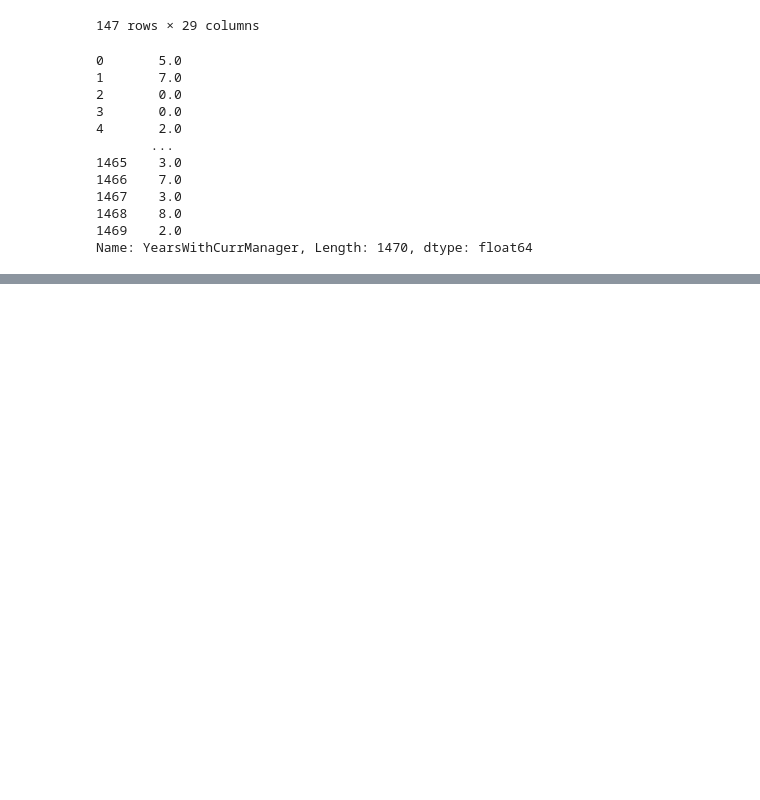
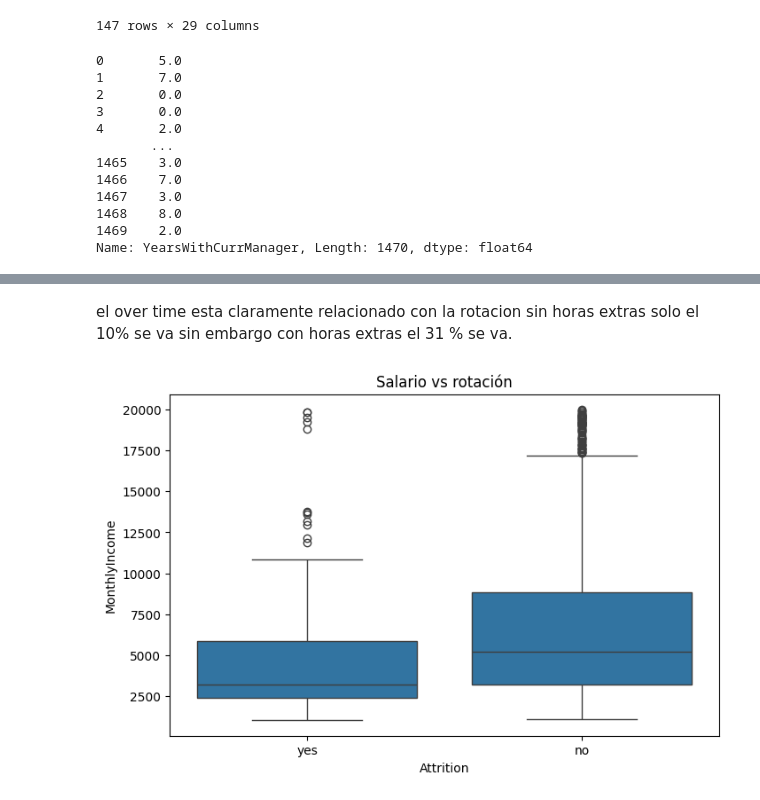
Before and after one commit to AMA00-98/proyecto-da-promo-65-modulo-3-team-2, a Jupyter notebook: Revisión_Fase1_proyect_mod3.ipynb, the cells around one changed output, grey strips where cells are left out. Saved outputs shown, nothing was run; the diff lists cells and outputs as text; code cells hidden in the pictures; blank space fills up the shorter version.

```diff
--- a/Revisión_Fase1_proyect_mod3.ipynb
+++ b/Revisión_Fase1_proyect_mod3.ipynb
@@ -493,0 +521,3 @@ Name: YearsWithCurrManager, Length: 1470, dtype: float64
+# %%
+medianas = df_hr.groupby("Department")["YearsWithCurrManager"].median()
+print(medianas)
@@ -493,0 +618,15 @@ Name: YearsWithCurrManager, Length: 1470, dtype: float64
+# %% [markdown]
+el over time esta claramente relacionado con la rotacion sin horas extras solo el 10% se va sin embargo con horas extras el 31 % se va.
+# %%
+plt.figure(figsize=(8,5))
+
+sns.boxplot(
+    data=df_hr,
+    x='Attrition',
+    y='MonthlyIncome'
+)
+
+plt.title("Salario vs rotación")
+plt.show()
+# %% [output]
+[figure, added]
```
Also changed, not shown: parts of 22 cells of this notebook.
